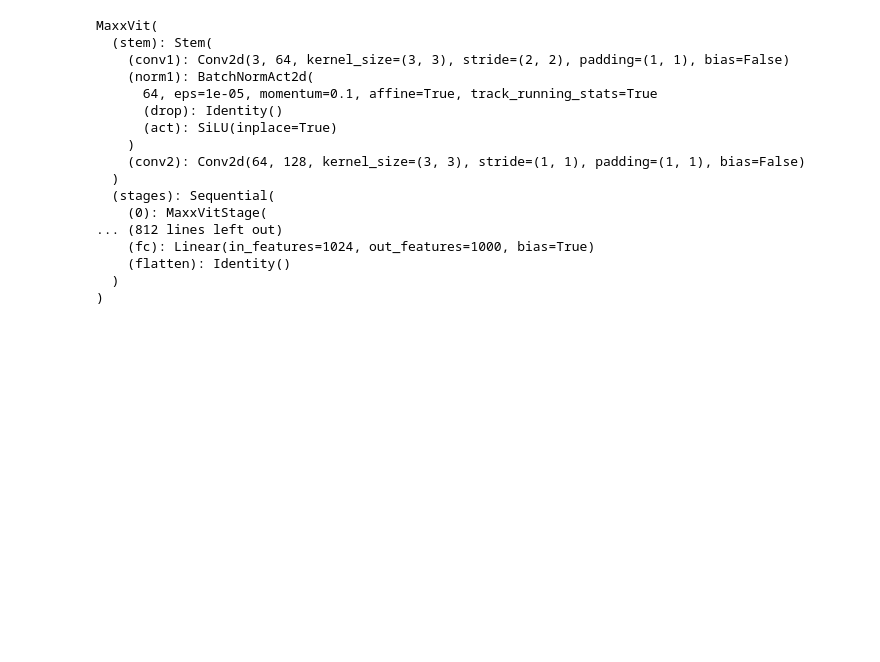
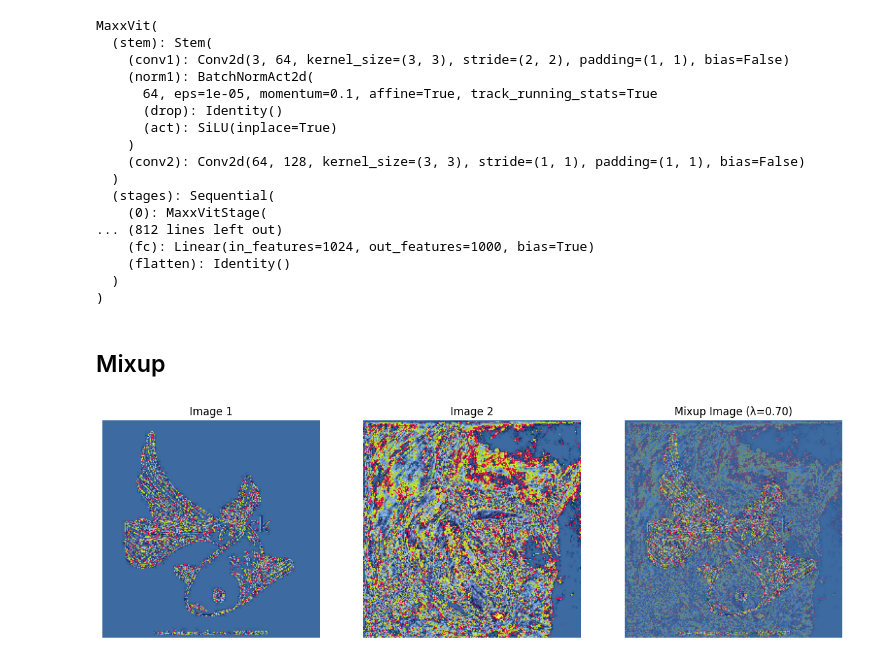
Before and after one commit to andantecode/sketch, a Jupyter notebook: test.ipynb, the cells around one changed output. Drawn from its saved outputs; the diff is of its cells as text; code cells hidden in the pictures; blank space fills up the shorter version.

```diff
--- a/test.ipynb
+++ b/test.ipynb
@@ -142,3 +142,5 @@ MaxxVit(
     (flatten): Identity()
   )
 )
+# %% [markdown]
+## Mixup
@@ -144,0 +190,73 @@ MaxxVit(
+# %%
+import numpy as np
+import matplotlib.pyplot as plt
+from PIL import Image
+
+def tensor_to_image(tensor):
+    # 텐서의 크기와 값 범위를 조정 (채널을 마지막으로 이동, [0, 1] -> [0, 255])
+    tensor = tensor.permute(1, 2, 0)  # [C, H, W] -> [H, W, C]
+    tensor = tensor * 255
+    tensor = tensor.byte()  # [0, 255] 범위로 변환
+    return Image.fromarray(tensor.numpy())
+
+# 두 이미지를 불러오는 함수
+def load_image(path):
+    image = cv2.imread(path, cv2.IMREAD_COLOR)
+    image = cv2.cvtColor(image, cv2.COLOR_BGR2RGB)  # BGR 포맷을 RGB 포맷으로 변환합니다.
+    transform = AlbumentationsTransform(is_train=False)
+    image = transform(image)
+    image = tensor_to_image(image)
+    return image
+
+# Mixup을 적용하는 함수
+def mixup(image1, image2, alpha=0.5):
+    # 이미지를 numpy 배열로 변환
+    img1 = np.array(image1)
+    img2 = np.array(image2)
+
+    # 두 이미지의 크기가 동일한지 확인
+    assert img1.shape == img2.shape, "Images must be the same size."
+
+    # λ 값을 랜덤하게 [0, 1] 사이에서 생성 (여기서는 alpha를 고정값으로 설정)
+    lam = np.random.beta(alpha, alpha)
+    lam = 0.7
+
+    # Mixup 이미지 생성
+    mixed_img = lam * img1 + (1 - lam) * img2
+    mixed_img = mixed_img.astype(np.uint8)  # 정수형 변환
+
+    return mixed_img, lam
+
+# 이미지를 시각화하는 함수
+def plot_images(img1, img2, mixed_img, lam):
+    fig, axes = plt.subplots(1, 3, figsize=(15, 5))
+
+    axes[0].imshow(img1)
+    axes[0].set_title("Image 1")
+    axes[0].axis("off")
+
+    axes[1].imshow(img2)
+    axes[1].set_title("Image 2")
+    axes[1].axis("off")
+
+    axes[2].imshow(mixed_img)
+    axes[2].set_title(f"Mixup Image (λ={lam:.2f})")
+    axes[2].axis("off")
+
+    plt.show()
+
+# 이미지 파일 경로 설정
+image_path1 = "/data/ephemeral/data/train/n01443537/sketch_6.JPEG"
+image_path2 = "/data/ephemeral/data/train/n01484850/sketch_21.JPEG"
+
+# 이미지 불러오기
+image1 = load_image(image_path1)
+image2 = load_image(image_path2)
+
+# Mixup 적용
+mixed_image, lam = mixup(image1, image2)
+
+# 시각화
+plot_images(image1, image2, mixed_image, lam)
+# %% [output]
+[figure, added]
```
Also changed, not shown: parts of 6 cells of this notebook, 27 other files.
